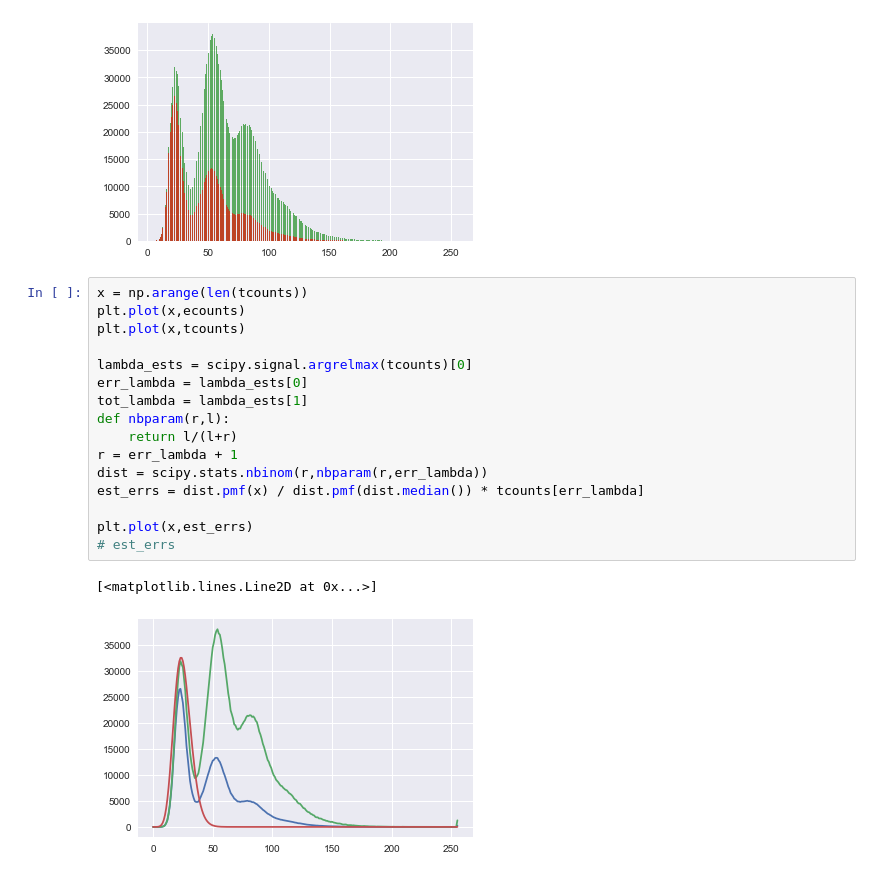
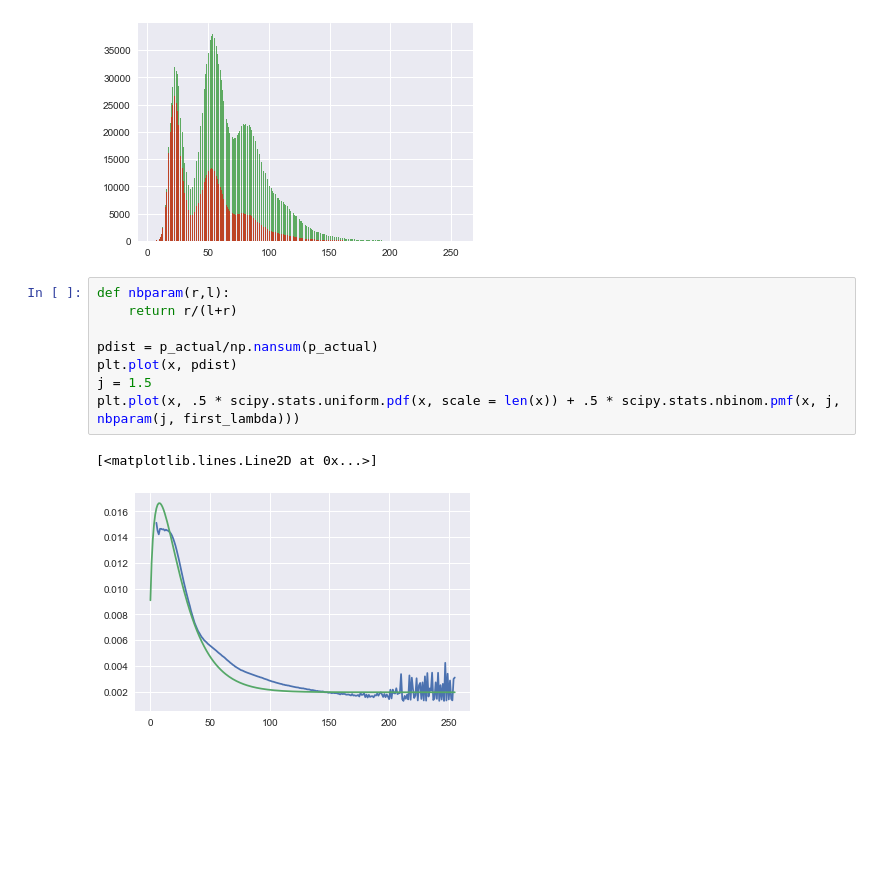
Before and after one commit to adamjorr/jelly, a Jupyter notebook: graphstuff.ipynb, the cells around one changed output. Saved outputs shown, nothing was run; the diff lists cells and outputs as text; blank space fills up the shorter version.

```diff
--- a/graphstuff.ipynb
+++ b/graphstuff.ipynb
@@ -24,22 +24,14 @@ sns.distplot(tabund, bins=bins, hist_kws={'weights' : eweight, 'alpha' : 0.6}, c
 # %% [output]
 <matplotlib.axes._subplots.AxesSubplot at 0x...>
 [figure]
-# %%
-x = np.arange(len(tcounts))
-plt.plot(x,ecounts)
-plt.plot(x,tcounts)
-
-lambda_ests = scipy.signal.argrelmax(tcounts)[0]
-err_lambda = lambda_ests[0]
-tot_lambda = lambda_ests[1]
-def nbparam(r,l):
-    return l/(l+r)
-r = err_lambda + 1
-dist = scipy.stats.nbinom(r,nbparam(r,err_lambda))
-est_errs = dist.pmf(x) / dist.pmf(dist.median()) * tcounts[err_lambda]
-
-plt.plot(x,est_errs)
-# est_errs
-# %% [output]
-[<matplotlib.lines.Line2D at 0x...>]
-[figure, removed]
+# %%
+def nbparam(r,l):
+    return r/(l+r)
+
+pdist = p_actual/np.nansum(p_actual)
+plt.plot(x, pdist)
+j = 1.5
+plt.plot(x, .5 * scipy.stats.uniform.pdf(x, scale = len(x)) + .5 * scipy.stats.nbinom.pmf(x, j, nbparam(j, first_lambda)))
+# %% [output]
+[<matplotlib.lines.Line2D at 0x...>]
+[figure, added]
```
Also changed, not shown: parts of 17 cells of this notebook.
